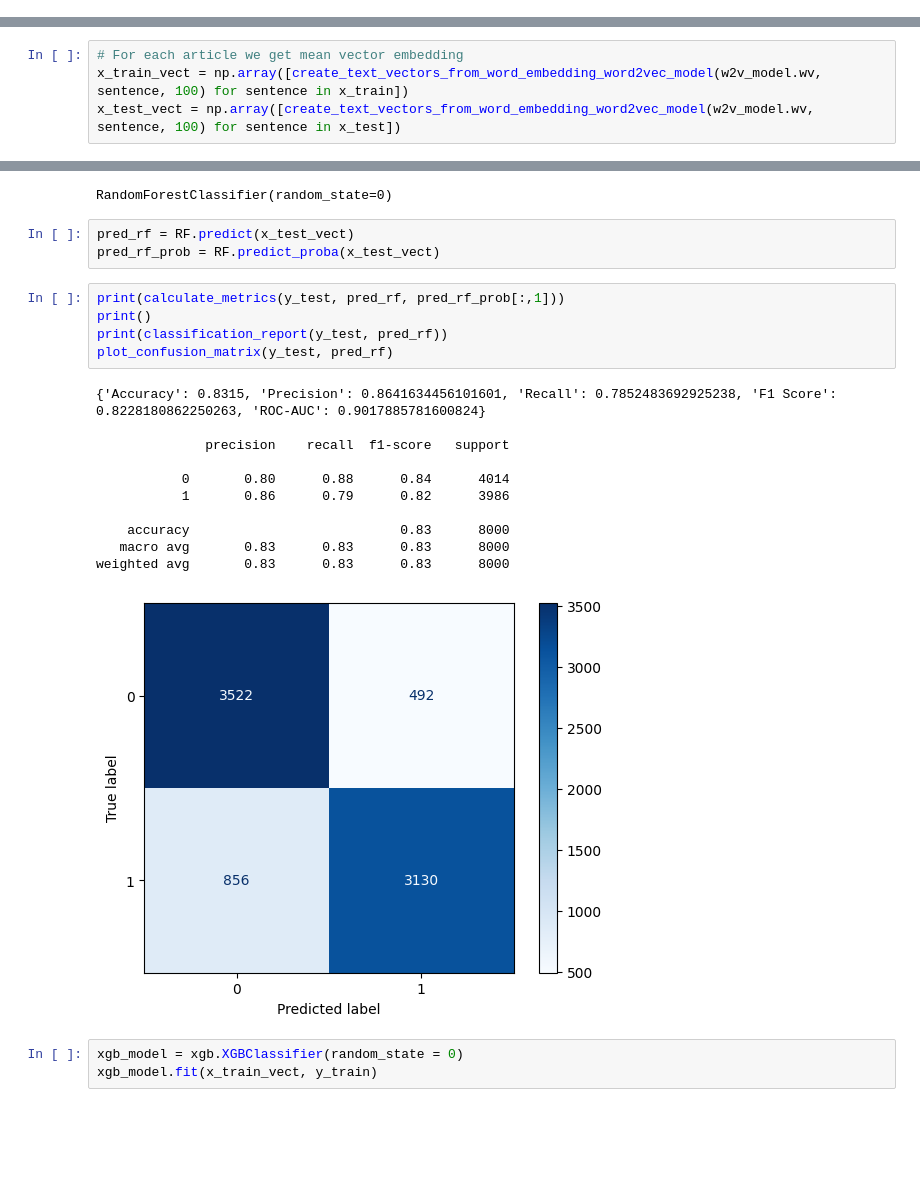
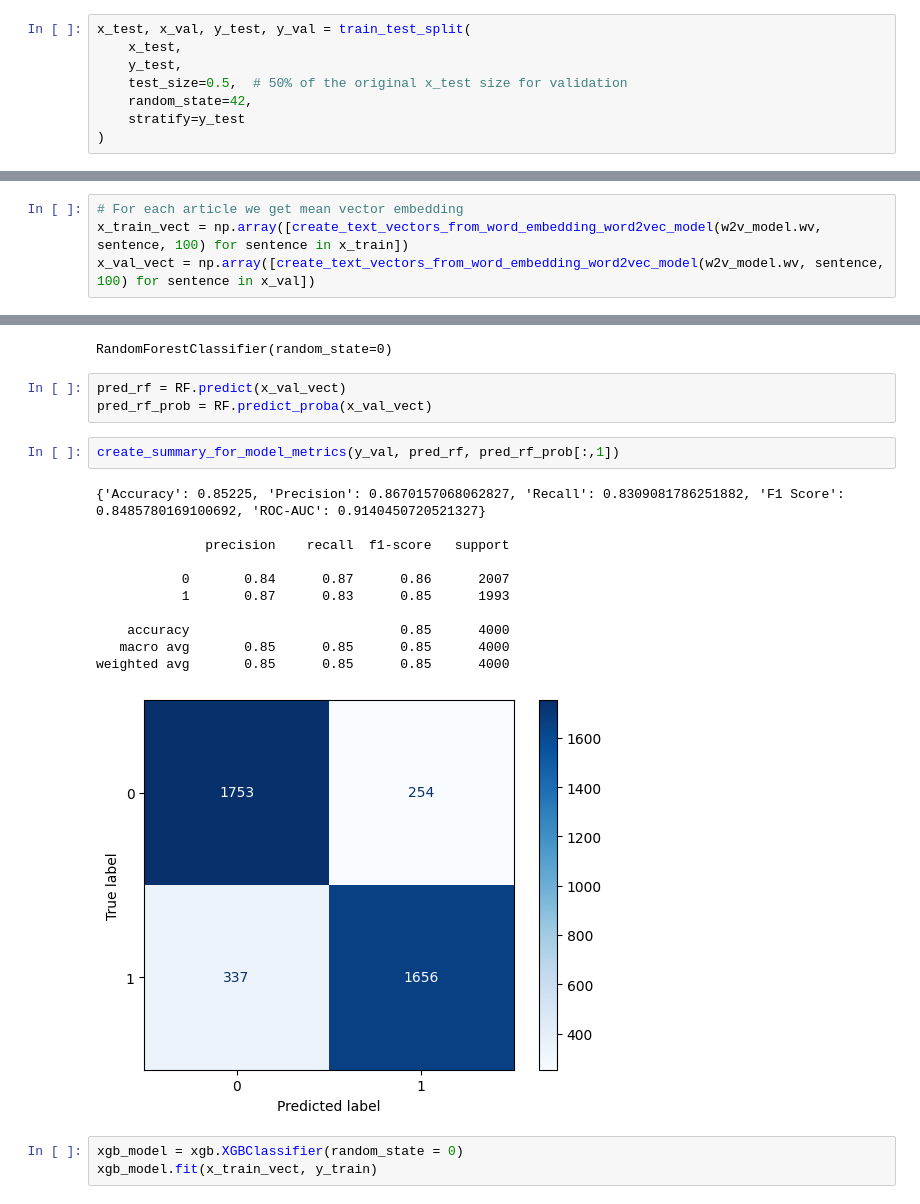
Before and after one commit to matkubita/ClickbaitDetectionThesis, a Jupyter notebook: notebooks/6-Word-Embedding-Models.ipynb, the cells around one changed output, grey strips where cells are left out. Drawn from its saved outputs; the diff is of its cells as text; blank space fills up the shorter version.

```diff
--- a/notebooks/6-Word-Embedding-Models.ipynb
+++ b/notebooks/6-Word-Embedding-Models.ipynb
@@ -43,6 +43,14 @@ x_train, x_test, y_train, y_test = train_test_split(
     test_size=0.2,
     random_state=42
 )
+# %%
+x_test, x_val, y_test, y_val = train_test_split(
+    x_test,
+    y_test,
+    test_size=0.5,  # 50% of the original x_test size for validation
+    random_state=42,
+    stratify=y_test
+)
 # %% [markdown]
 # Word2Vec, some history and exploring the model
 # %%
@@ -89,7 +97,7 @@ w2v_model = Word2Vec(sentences, window=5, min_count=5, workers=4)
 # %%
 # For each article we get mean vector embedding
 x_train_vect = np.array([create_text_vectors_from_word_embedding_word2vec_model(w2v_model.wv, sentence, 100) for sentence in x_train])
-x_test_vect = np.array([create_text_vectors_from_word_embedding_word2vec_model(w2v_model.wv, sentence, 100) for sentence in x_test])
+x_val_vect = np.array([create_text_vectors_from_word_embedding_word2vec_model(w2v_model.wv, sentence, 100) for sentence in x_val])
 # %% [markdown]
 ## Training models
 # %%
@@ -98,25 +106,22 @@ RF.fit(x_train_vect, y_train)
 # %% [output]
 RandomForestClassifier(random_state=0)
 # %%
-pred_rf = RF.predict(x_test_vect)
-pred_rf_prob = RF.predict_proba(x_test_vect)
+pred_rf = RF.predict(x_val_vect)
+pred_rf_prob = RF.predict_proba(x_val_vect)
-# %%
-print(calculate_metrics(y_test, pred_rf, pred_rf_prob[:,1]))
-print()
-print(classification_report(y_test, pred_rf))
-plot_confusion_matrix(y_test, pred_rf)
-# %% [output]
-{'Accuracy': 0.8315, 'Precision': 0.8641634456101601, 'Recall': 0.7852483692925238, 'F1 Score': 0.8228180862250263, 'ROC-AUC': 0.9017885781600824}
-
-              precision    recall  f1-score   support
-
-           0       0.80      0.88      0.84      4014
-           1       0.86      0.79      0.82      3986
-
-    accuracy                           0.83      8000
-   macro avg       0.83      0.83      0.83      8000
-weighted avg       0.83      0.83      0.83      8000
-[figure, removed]
+# %%
+create_summary_for_model_metrics(y_val, pred_rf, pred_rf_prob[:,1])
+# %% [output]
+{'Accuracy': 0.85225, 'Precision': 0.8670157068062827, 'Recall': 0.8309081786251882, 'F1 Score': 0.8485780169100692, 'ROC-AUC': 0.9140450720521327}
+
+              precision    recall  f1-score   support
+
+           0       0.84      0.87      0.86      2007
+           1       0.87      0.83      0.85      1993
+
+    accuracy                           0.85      4000
+   macro avg       0.85      0.85      0.85      4000
+weighted avg       0.85      0.85      0.85      4000
+[figure, added]
 # %%
 xgb_model = xgb.XGBClassifier(random_state = 0)
 xgb_model.fit(x_train_vect, y_train)
```
Also changed, not shown: parts of 19 cells of this notebook, 11 other files.
